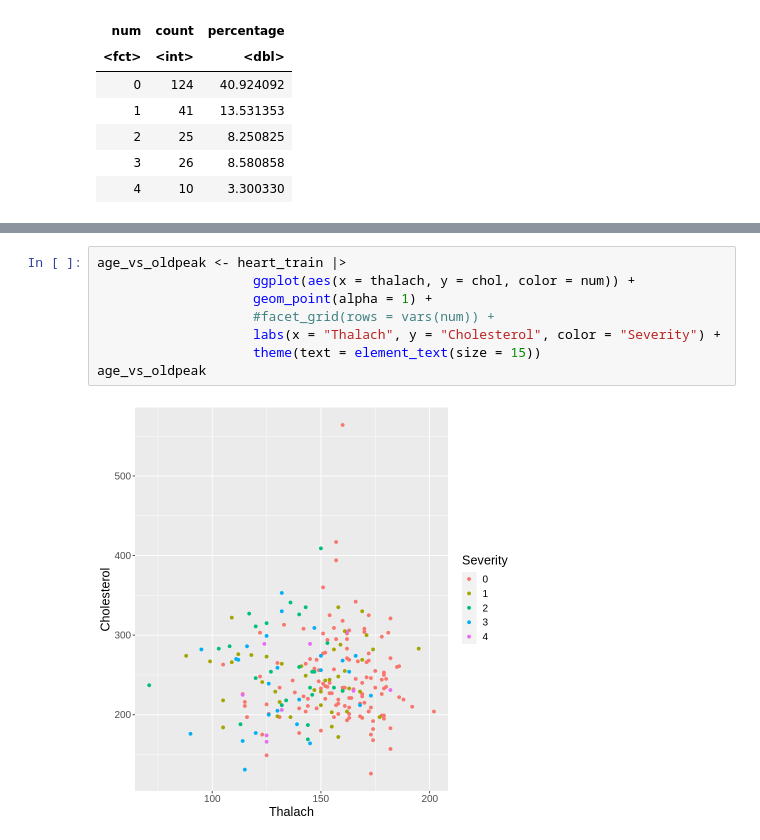
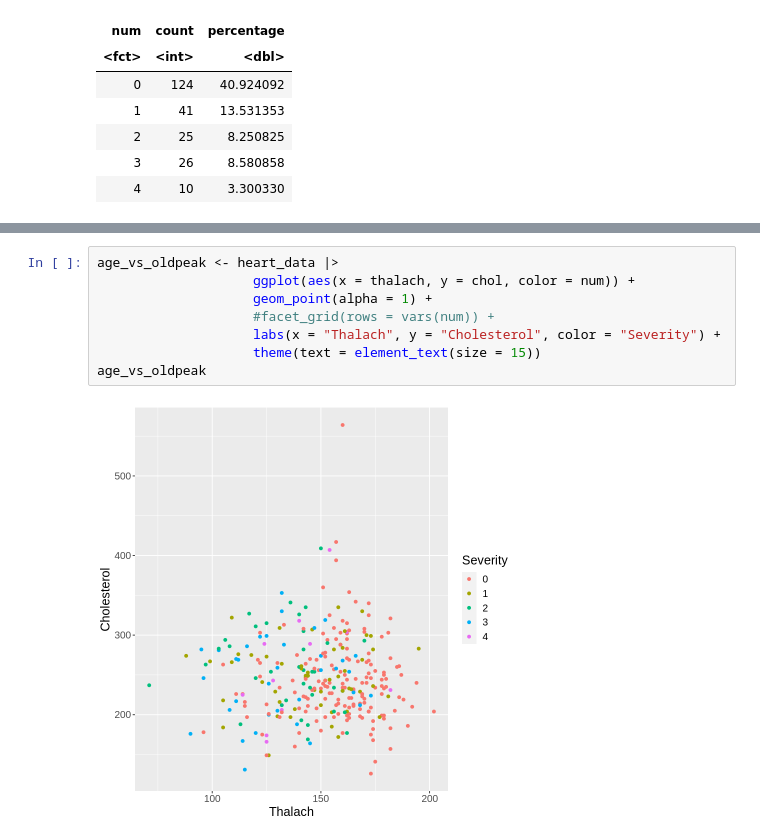
Before and after one commit to xenshreyas/Heart-Disease-Analysis, a Jupyter notebook: train_relationships.ipynb, the cells around one changed output, grey strips where cells are left out. Saved outputs shown, nothing was run; the diff lists cells and outputs as text.

```diff
--- a/train_relationships.ipynb
+++ b/train_relationships.ipynb
@@ -153,11 +153,11 @@ age_vs_thalac
 # %%
-age_vs_oldpeak <- heart_train |>
+age_vs_oldpeak <- heart_data |>
                     ggplot(aes(x = thalach, y = chol, color = num)) +
                     geom_point(alpha = 1) +
                     #facet_grid(rows = vars(num)) +
                     labs(x = "Thalach", y = "Cholesterol", color = "Severity") +
                     theme(text = element_text(size = 15))
 age_vs_oldpeak
 # %% [output]
-[figure, old version]
+[figure, new version]
 # %%
```
Also changed, not shown: parts of 6 cells of this notebook.
